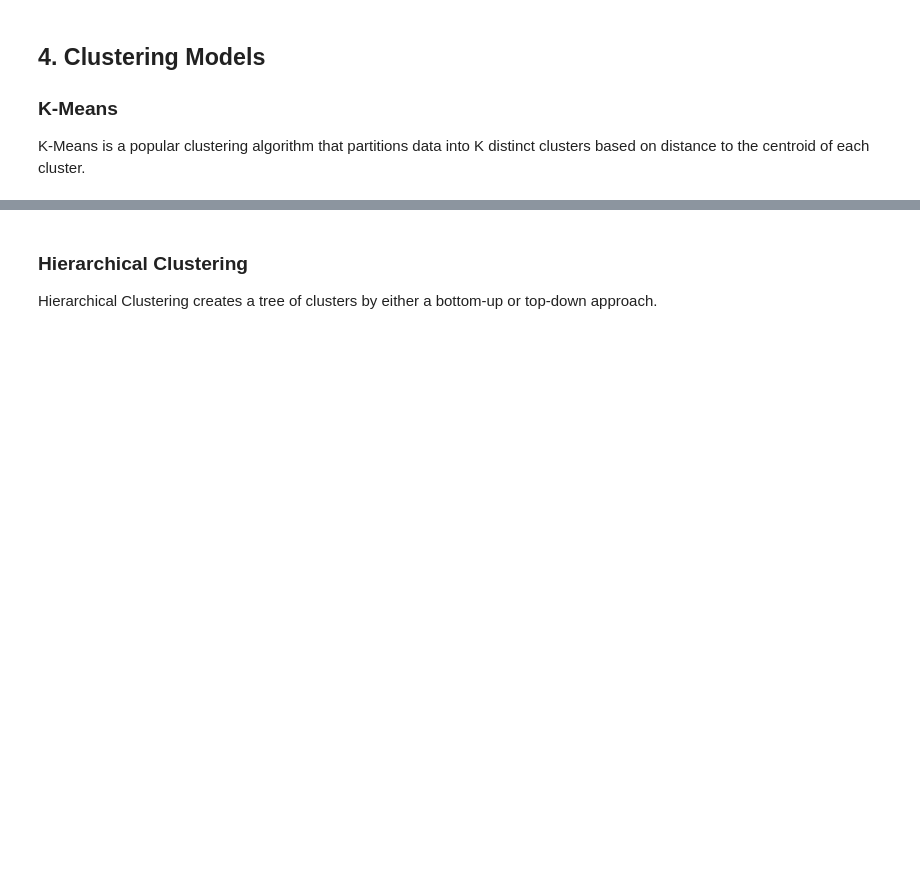
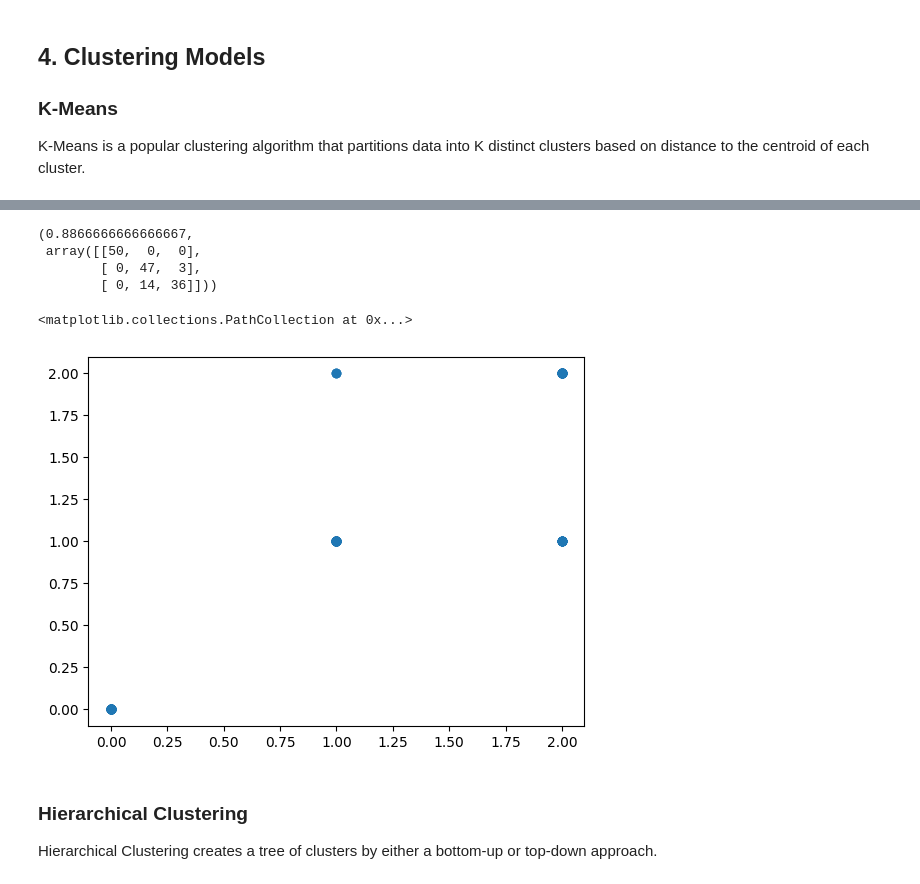
Before and after one commit to Bluerrror/Python-Course, a Jupyter notebook: 09/9.ipynb, the cells around one changed output, grey strips where cells are left out. Saved outputs shown, nothing was run; the diff lists cells and outputs as text; code cells hidden in the pictures; blank space fills up the shorter version.

```diff
--- a/09/9.ipynb
+++ b/09/9.ipynb
@@ -261,0 +373,25 @@ plt.show()
+# %%
+from sklearn.cluster import KMeans
+
+def sorted_cluster(x, model=None):
+    if model == None:
+        model = KMeans()
+    model = sorted_cluster_centers_(model, x)
+    model = sorted_labels_(model, x)
+    return model
+
+def sorted_cluster_centers_(model, x):
+    model.fit(x)
+    new_centroids = []
+    magnitude = []
+    for center in model.cluster_centers_:
+        magnitude.append(np.sqrt(center.dot(center)))
+    idx_argsort = np.argsort(magnitude)
+    model.cluster_centers_ = model.cluster_centers_[idx_argsort]
+    return model
+
+def sorted_labels_(sorted_model, x):
+    sorted_model.labels_ = sorted_model.predict(x)
+    return sorted_model
+# %%
+cluster = sorted_cluster(X, kmeans)
@@ -262,3 +408,18 @@ plt.show()
+# %%
+# Accuracy
+accuracy_svm = accuracy_score(y, cluster.labels_)
+conf_matrix_svm = confusion_matrix(y, cluster.labels_)
+accuracy_svm, conf_matrix_svm
+# %% [output]
+(0.8866666666666667,
+ array([[50,  0,  0],
+        [ 0, 47,  3],
+        [ 0, 14, 36]]))
+# %%
+plt.scatter(y, cluster.labels_)
+# %% [output]
+<matplotlib.collections.PathCollection at 0x...>
+[figure, added]
 # %% [markdown]
 ### Hierarchical Clustering
 Hierarchical Clustering creates a tree of clusters by either a bottom-up or top-down approach.
```
Also changed, not shown: parts of 26 cells of this notebook.
